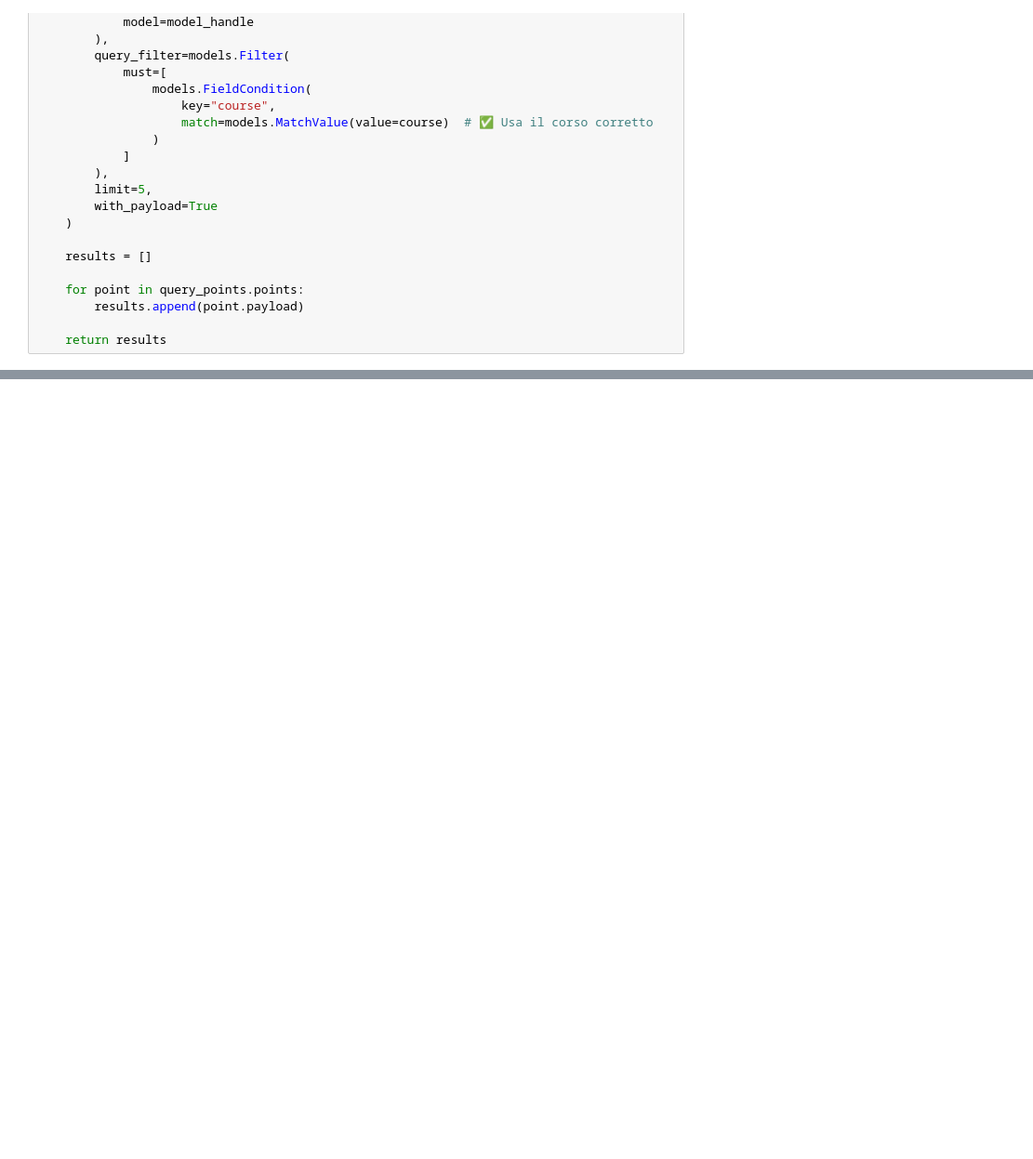
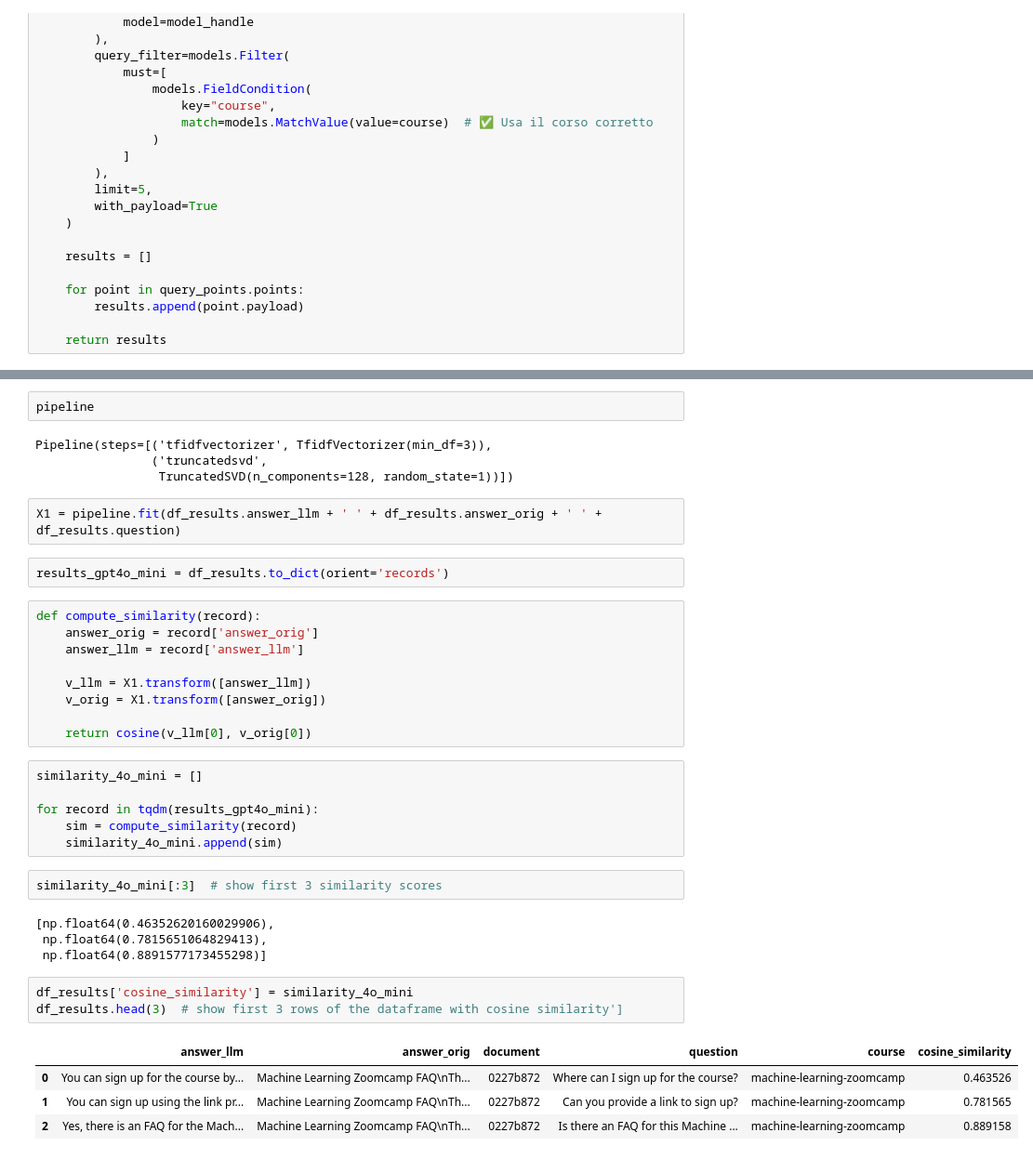
Before and after one commit to lucapug/my-llm-zoomcamp, a Jupyter notebook: 03-2025-evaluation/hw3_answers.ipynb, the cells around one changed output, grey strips where cells are left out. Shown: that part at 93% size. Cells and saved outputs as stored; diff of their text form; blank space fills up the shorter version.

Commit message:
completato hw_3_answers

```diff
--- a/03-2025-evaluation/hw3_answers.ipynb
+++ b/03-2025-evaluation/hw3_answers.ipynb
@@ -244,0 +327,39 @@ evaluate(ground_truth, vector_search3)
+# %%
+pipeline
+# %% [output]
+Pipeline(steps=[('tfidfvectorizer', TfidfVectorizer(min_df=3)),
+                ('truncatedsvd',
+                 TruncatedSVD(n_components=128, random_state=1))])
+# %%
+X1 = pipeline.fit(df_results.answer_llm + ' ' + df_results.answer_orig + ' ' + df_results.question)
+# %%
+results_gpt4o_mini = df_results.to_dict(orient='records')
+# %%
+def compute_similarity(record):
+    answer_orig = record['answer_orig']
+    answer_llm = record['answer_llm']
+
+    v_llm = X1.transform([answer_llm])
+    v_orig = X1.transform([answer_orig])
+
+    return cosine(v_llm[0], v_orig[0])
+# %%
+similarity_4o_mini = []
+
+for record in tqdm(results_gpt4o_mini):
+    sim = compute_similarity(record)
+    similarity_4o_mini.append(sim)
+# %%
+similarity_4o_mini[:3]  # show first 3 similarity scores
+# %% [output]
+[np.float64(0.46352620160029906),
+ np.float64(0.7815651064829413),
+ np.float64(0.8891577173455298)]
+# %%
+df_results['cosine_similarity'] = similarity_4o_mini
+df_results.head(3)  # show first 3 rows of the dataframe with cosine similarity']
+# %% [output]
+|  | answer_llm | answer_orig | document | question | course | cosine_similarity |
+| 0 | You can sign up for the course by... | Machine Learning Zoomcamp FAQ\nTh... | 0227b872 | Where can I sign up for the course? | machine-learning-zoomcamp | 0.463526 |
+| 1 | You can sign up using the link pr... | Machine Learning Zoomcamp FAQ\nTh... | 0227b872 | Can you provide a link to sign up? | machine-learning-zoomcamp | 0.781565 |
+| 2 | Yes, there is an FAQ for the Mach... | Machine Learning Zoomcamp FAQ\nTh... | 0227b872 | Is there an FAQ for this Machine ... | machine-learning-zoomcamp | 0.889158 |
```
Also changed, not shown: parts of 28 cells of this notebook, 5 other files.
